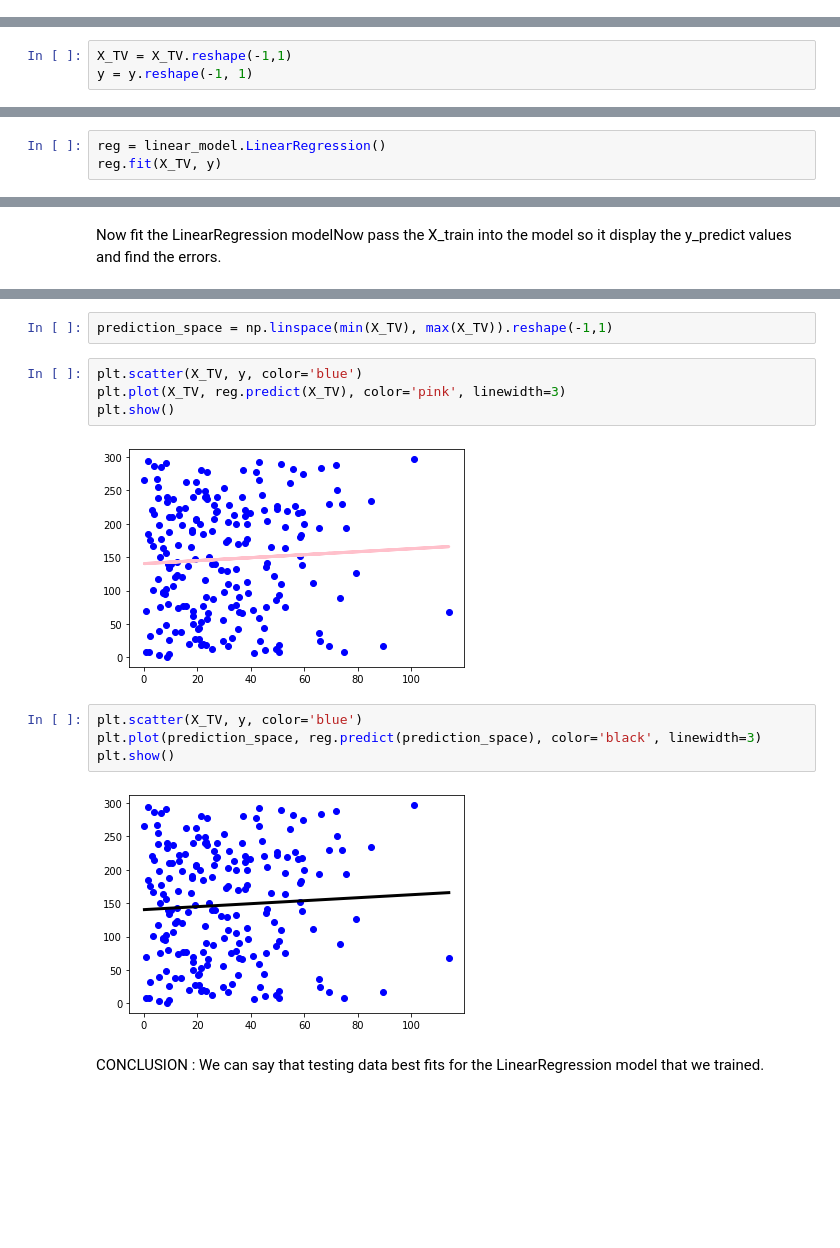
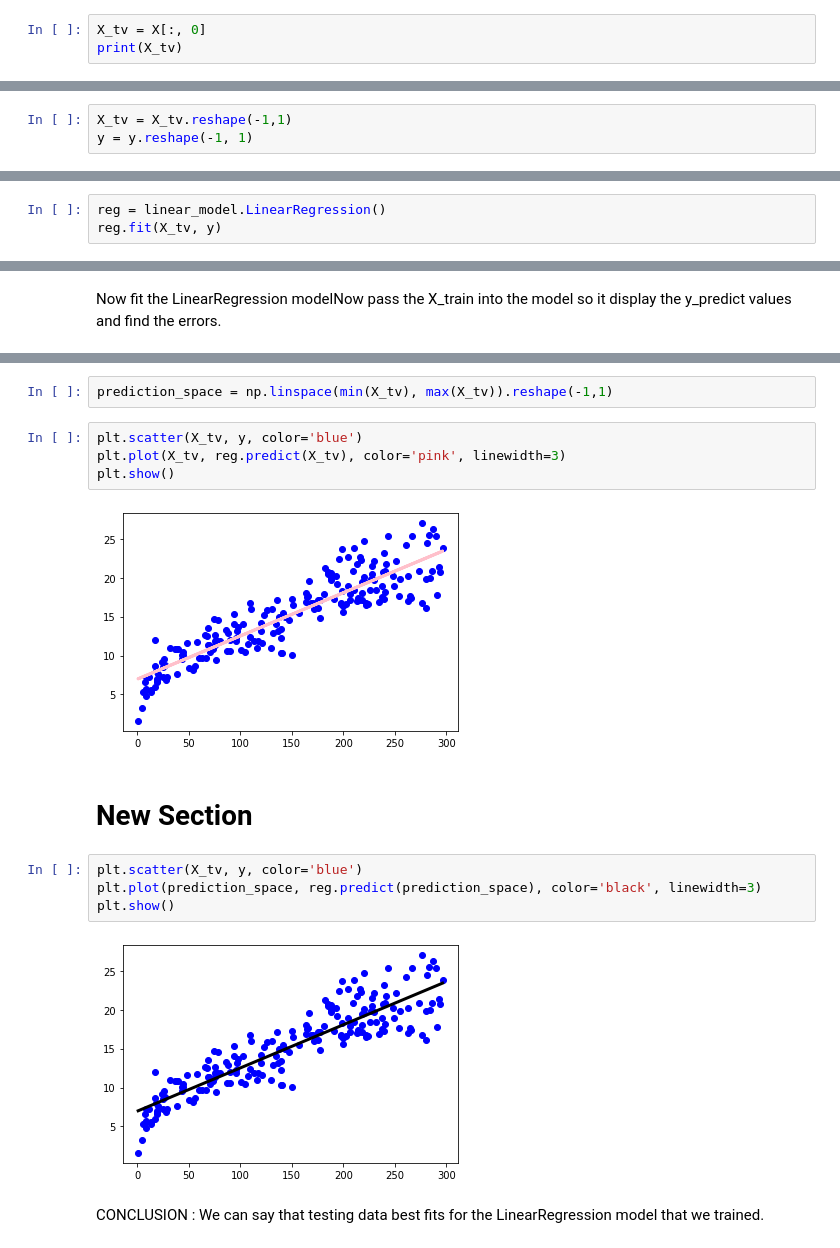
Before and after one commit to GitMeghana/FML, a Jupyter notebook: Experiment_1.ipynb, the cells around one changed output, grey strips where cells are left out. Drawn from its saved outputs; the diff is of its cells as text; blank space fills up the shorter version.

```diff
--- a/Experiment_1.ipynb
+++ b/Experiment_1.ipynb
@@ -54,0 +33,3 @@ print(X_TV)
+# %%
+X_tv = X[:, 0]
+print(X_tv)
@@ -69,4 +68,4 @@ The Shapes Of X_TV and y in One Dimensional
 # %%
-X_TV = X_TV.reshape(-1,1)
+X_tv = X_tv.reshape(-1,1)
 y = y.reshape(-1, 1)
 # %% [markdown]
@@ -88,7 +87,7 @@ plt.show()
 Now Fit The Linearegression Model
 # %%
 reg = linear_model.LinearRegression()
-reg.fit(X_TV, y)
+reg.fit(X_tv, y)
 # %% [output]
 LinearRegression()
 # %% [markdown]
@@ -109,16 +108,18 @@ R_2 = 0.0032089817380567265
 # %%
-prediction_space = np.linspace(min(X_TV), max(X_TV)).reshape(-1,1)
+prediction_space = np.linspace(min(X_tv), max(X_tv)).reshape(-1,1)
 # %%
-plt.scatter(X_TV, y, color='blue')
-plt.plot(X_TV, reg.predict(X_TV), color='pink', linewidth=3)
+plt.scatter(X_tv, y, color='blue')
+plt.plot(X_tv, reg.predict(X_tv), color='pink', linewidth=3)
 plt.show()
 # %% [output]
-[figure, old version]
+[figure, new version]
+# %% [markdown]
+# New Section
 # %%
-plt.scatter(X_TV, y, color='blue')
+plt.scatter(X_tv, y, color='blue')
 plt.plot(prediction_space, reg.predict(prediction_space), color='black', linewidth=3)
 plt.show()
 # %% [output]
-[figure, old version]
+[figure, new version]
 # %% [markdown]
 CONCLUSION : We can say that testing data best fits for the LinearRegression model that we trained.
```
Also changed, not shown: parts of 12 cells of this notebook.
